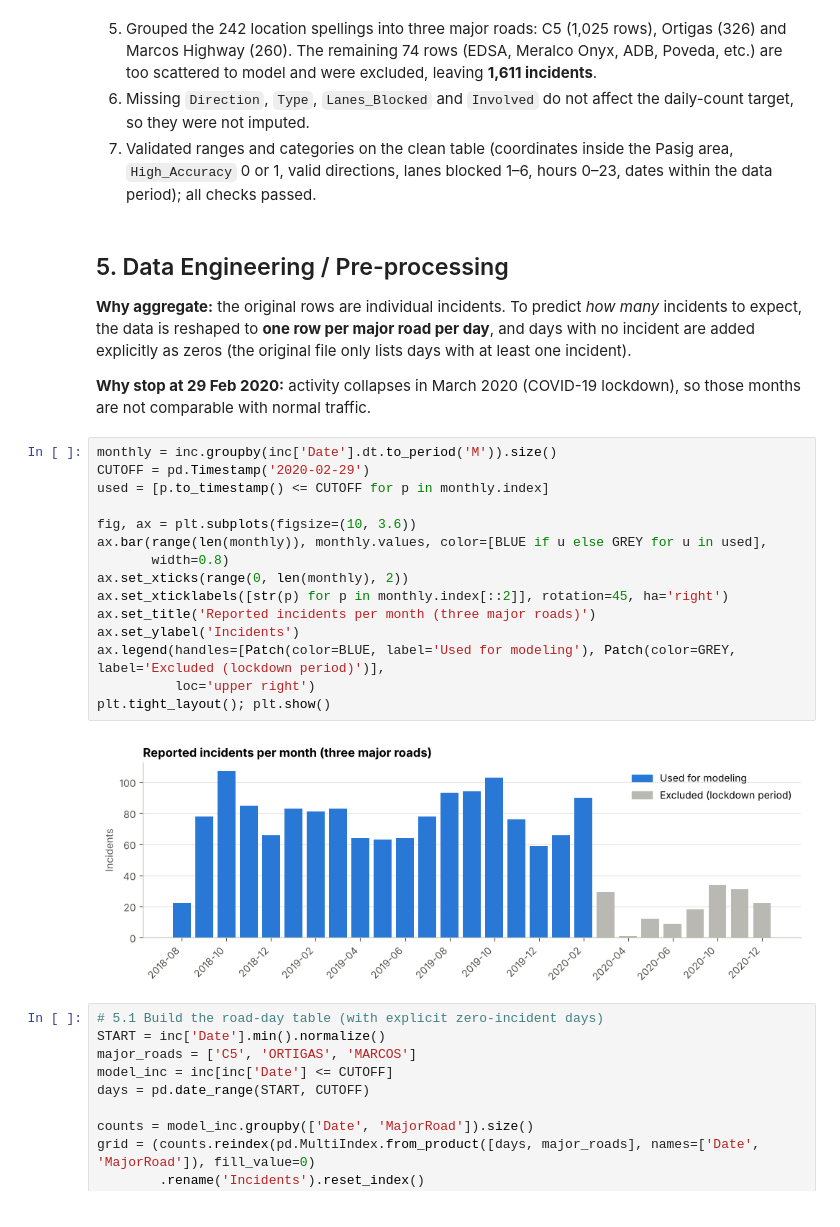
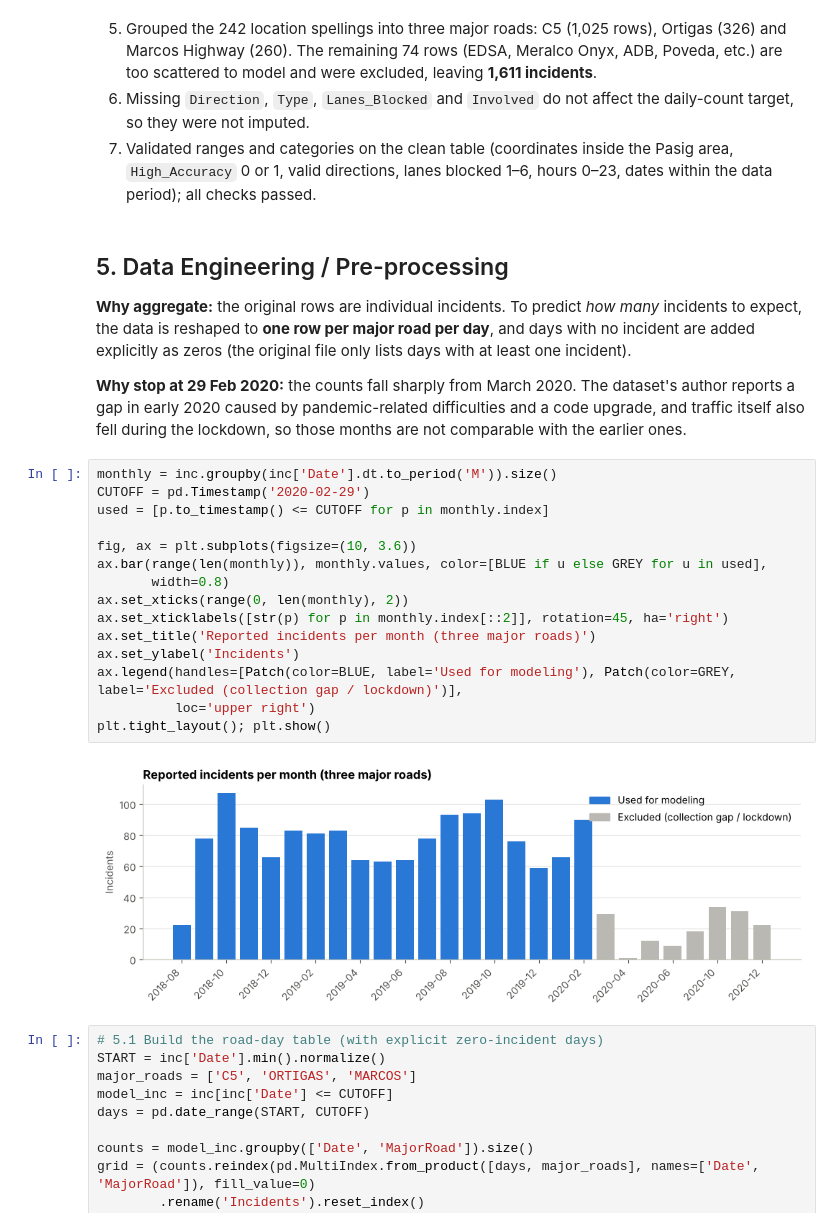
Before and after one commit to ralphflores-exe/CASE_STUDY, a Jupyter notebook: Pasig_Traffic_Incident_Regression.ipynb, the cells around one changed output. Drawn from its saved outputs; the diff is of its cells as text.

```diff
--- a/Pasig_Traffic_Incident_Regression.ipynb
+++ b/Pasig_Traffic_Incident_Regression.ipynb
@@ -327,24 +327,24 @@ PASS   Dates fall between Aug 2018 and Dec 2020
 
 **Why aggregate:** the original rows are individual incidents. To predict *how many* incidents to expect, the data is reshaped to **one row per major road per day**, and days with no incident are added explicitly as zeros (the original file only lists days with at least one incident).
 
-**Why stop at 29 Feb 2020:** activity collapses in March 2020 (COVID-19 lockdown), so those months are not comparable with normal traffic.
+**Why stop at 29 Feb 2020:** the counts fall sharply from March 2020. The dataset's author reports a gap in early 2020 caused by pandemic-related difficulties and a code upgrade, and traffic itself also fell during the lockdown, so those months are not comparable with the earlier ones.
 # %%
 monthly = inc.groupby(inc['Date'].dt.to_period('M')).size()
 CUTOFF = pd.Timestamp('2020-02-29')
 used = [p.to_timestamp() <= CUTOFF for p in monthly.index]
 
 fig, ax = plt.subplots(figsize=(10, 3.6))
 ax.bar(range(len(monthly)), monthly.values, color=[BLUE if u else GREY for u in used],
        width=0.8)
 ax.set_xticks(range(0, len(monthly), 2))
 ax.set_xticklabels([str(p) for p in monthly.index[::2]], rotation=45, ha='right')
 ax.set_title('Reported incidents per month (three major roads)')
 ax.set_ylabel('Incidents')
-ax.legend(handles=[Patch(color=BLUE, label='Used for modeling'), Patch(color=GREY, label='Excluded (lockdown period)')],
+ax.legend(handles=[Patch(color=BLUE, label='Used for modeling'), Patch(color=GREY, label='Excluded (collection gap / lockdown)')],
           loc='upper right')
 plt.tight_layout(); plt.show()
 # %% [output]
-[figure, old version]
+[figure, new version]
 # %%
 # 5.1 Build the road-day table (with explicit zero-incident days)
 START = inc['Date'].min().normalize()
```
Also changed, not shown: parts of 3 cells of this notebook.
